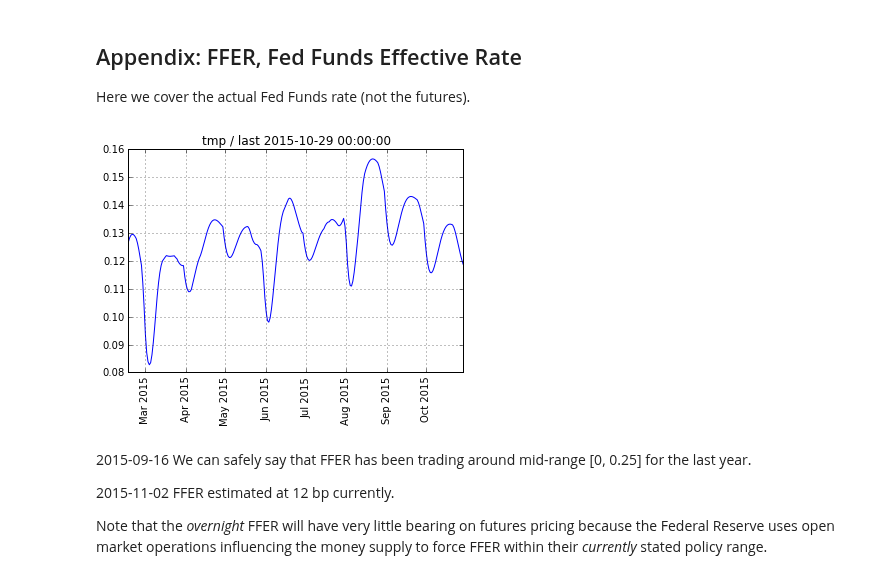
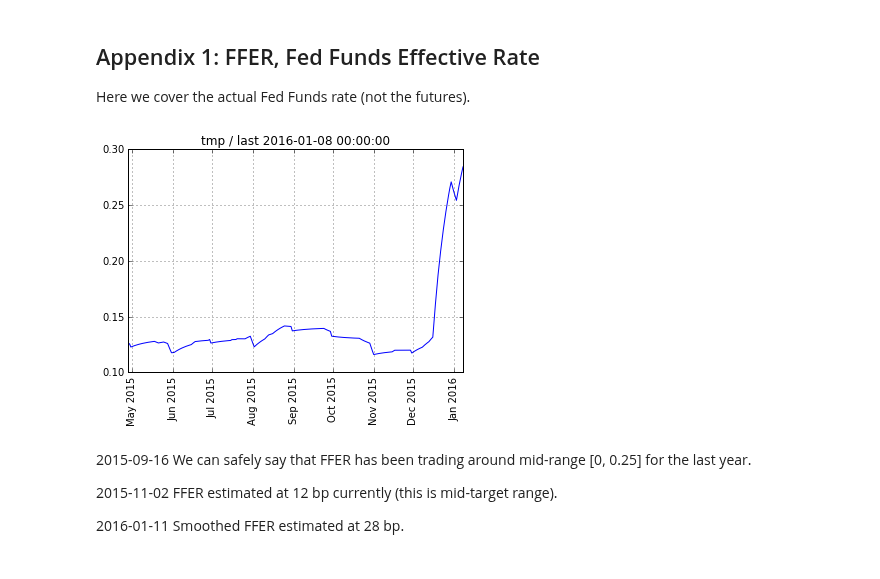
Before and after one commit to rsvp/fecon235, a Jupyter notebook: nb/qdl-libor-fed-funds.ipynb, the cells around one changed output. Cells and saved outputs as stored; diff of their text form; code cells hidden in the pictures.

```diff
--- a/nb/qdl-libor-fed-funds.ipynb
+++ b/nb/qdl-libor-fed-funds.ipynb
@@ -200,5 +224,5 @@ tailvalue( fedy ) - tailvalue( fedsyn )
 # %% [markdown]
-## Appendix: FFER, Fed Funds Effective Rate
+## Appendix 1: FFER, Fed Funds Effective Rate
 
 Here we cover the actual Fed Funds rate (not the futures).
 # %%
@@ -209,18 +233,22 @@ ffer = getfred( 'DFF')
 #  To see the raw FFER over the last year:
 #  plot( tail( ffer, 256 ))
 # %%
-#  FFER is so notoriously erratic,
-#  we shall apply a double Holt-Winters filter:
-ffer = tail( ffer, 2560 )
-#                  ^for last ten years, back to 1954 unnecessary.
-ffer_holt = holtlevel( holtlevel( ffer ))
+#  FFER is notoriously erratic,
+
+#  we shall apply a double Holt-Winters filter: DEPRECATED
+## ffer_holt = holtlevel( holtlevel( ffer ))
+
+#  we shall apply the 30-period EWMA:
+ffer_ema = ema(ffer, 0.0645)
+#  This is cheaper and faster computationally.
-# %%
-plot( tail(ffer_holt, 256))
-# %% [output]
-[figure, removed]
+# %%
+#  Estimate current FFER by "Exponentially Weighted Moving Average":
+plot( tail(ffer_ema, 256) )
+# %% [output]
+[figure, added]
 # %% [markdown]
 2015-09-16  We can safely say that FFER has been trading around mid-range [0, 0.25] for the last year.
 
-2015-11-02  FFER estimated at 12 bp currently.
+2015-11-02  FFER estimated at 12 bp currently (this is mid-target range).
 
-Note that the *overnight* FFER will have very little bearing on futures pricing because the Federal Reserve uses open market operations influencing the money supply to force FFER within their *currently* stated policy range.
+2016-01-11  Smoothed FFER estimated at 28 bp.
```
Also changed, not shown: parts of 39 cells of this notebook.
